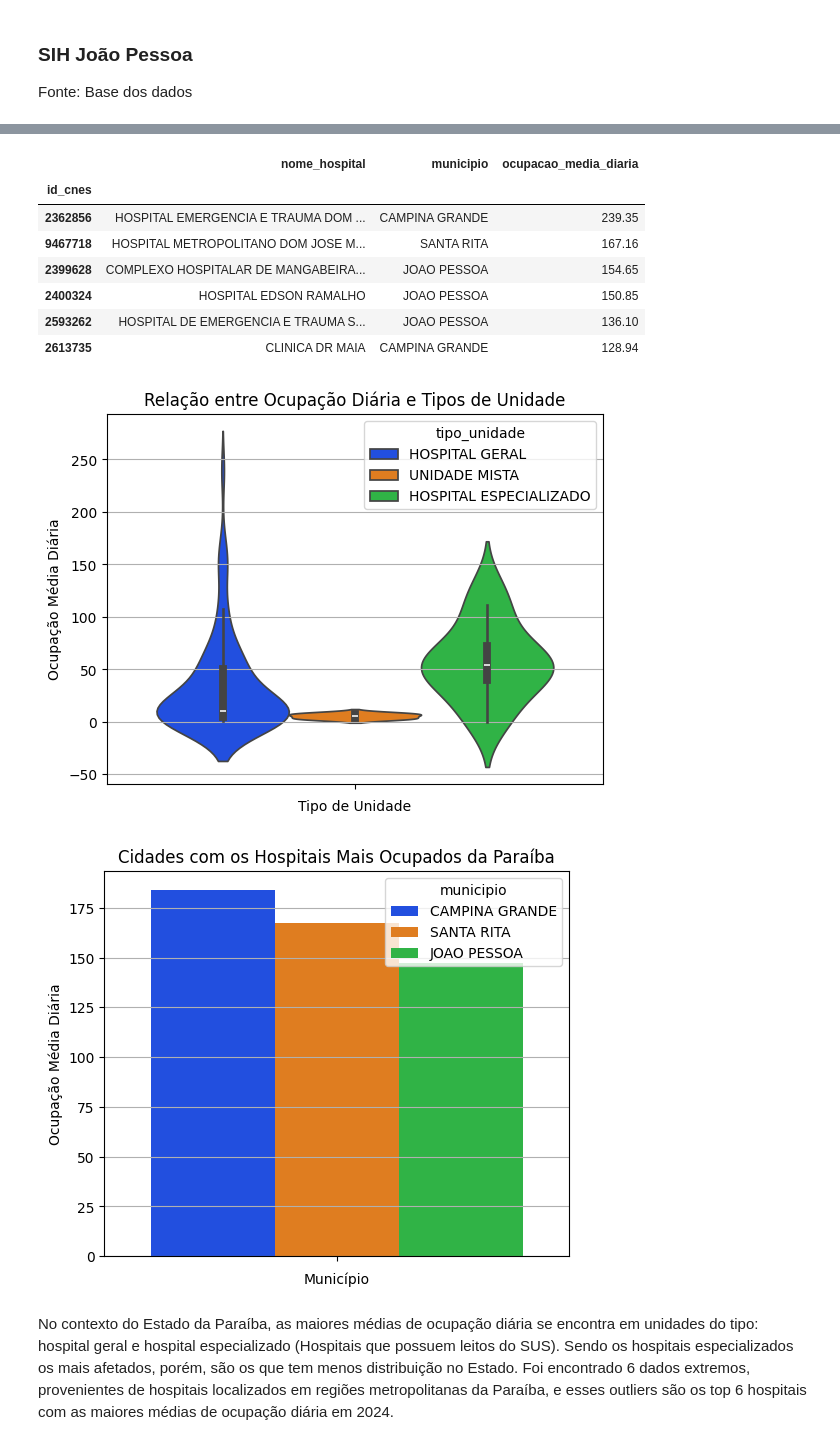
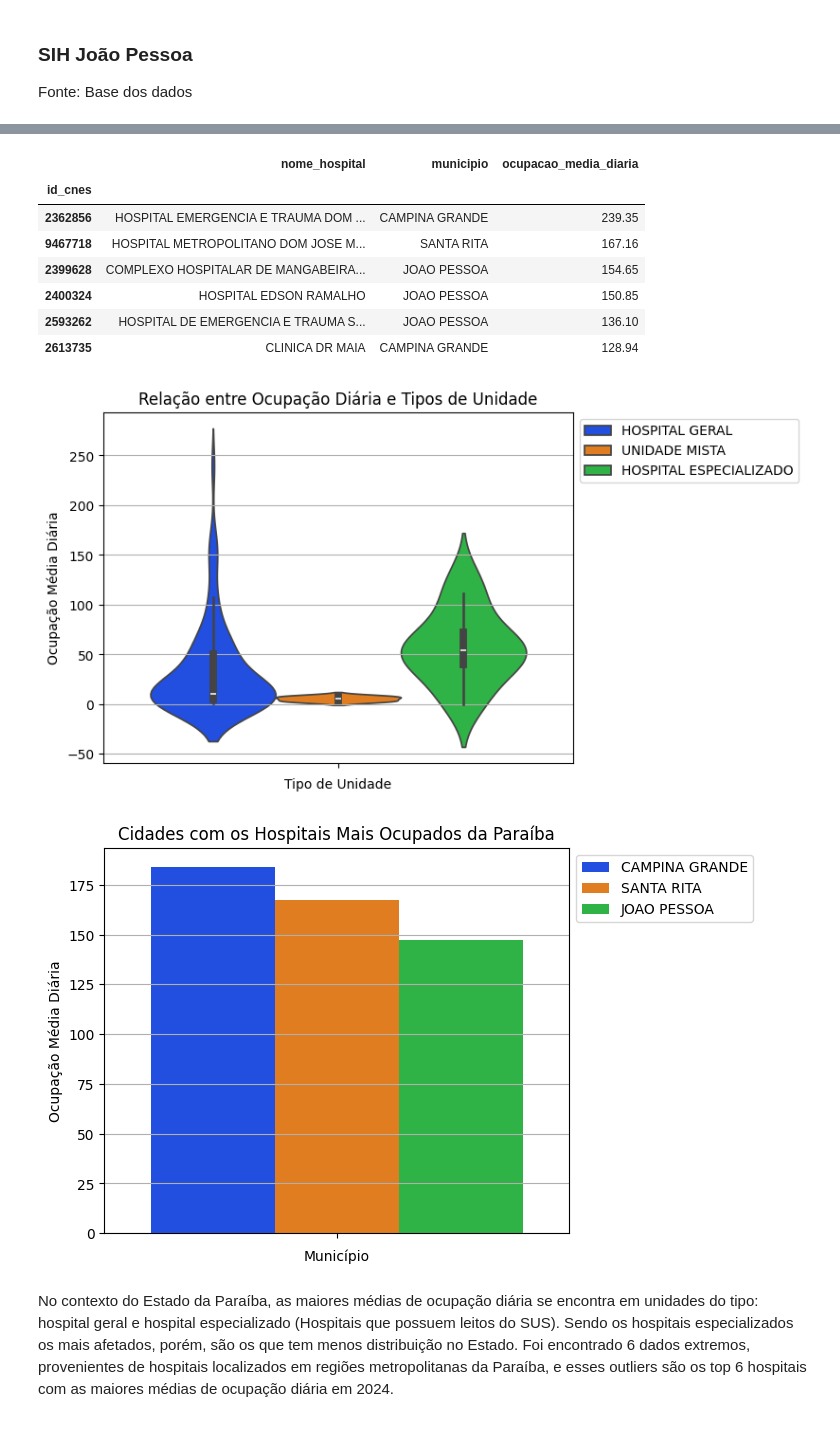
Before and after one commit to ceciliapaiva/analise-superlotacao-hospitais-pb, a Jupyter notebook: relatorio.ipynb, the cells around one changed output, grey strips where cells are left out. Drawn from its saved outputs; the diff is of its cells as text; code cells hidden in the pictures.

```diff
--- a/relatorio.ipynb
+++ b/relatorio.ipynb
@@ -166,8 +198,8 @@ plt.title('Relação entre Ocupação Diária e Tipos de Unidade')
 plt.ylabel('Ocupação Média Diária')
 plt.xlabel('Tipo de Unidade')
 plt.grid(True)
+sns.violinplot(data=df_stats, hue='tipo_unidade', y='ocupacao_media_diaria', palette='bright')
 plt.legend(loc='upper left', bbox_to_anchor=(1, 1))
-sns.violinplot(data=df_stats, hue='tipo_unidade', y='ocupacao_media_diaria', palette='bright')
 
 # top 6 hospitais mais ocupados
 top_6_hospitais = df_stats.nlargest(6, 'ocupacao_media_diaria')
@@ -176,24 +208,33 @@ plt.title('Cidades com os Hospitais Mais Ocupados da Paraíba')
 plt.ylabel('Ocupação Média Diária')
 plt.xlabel('Município')
 plt.grid(True)
+sns.barplot(data=top_6_hospitais, hue='municipio', y='ocupacao_media_diaria', errorbar=None, palette='bright')
 plt.legend(loc='upper left', bbox_to_anchor=(1, 1))
-sns.barplot(data=top_6_hospitais, hue='municipio', y='ocupacao_media_diaria', errorbar=None, palette='bright')
 
 # medidas de centralidade
-print(f"(Média de Ocupação)\nMédia: {df_stats['ocupacao_media_diaria'].mean():.2f} / Mediana: {df_stats['ocupacao_media_diaria'].median():.2f} / Moda: {df_stats['ocupacao_media_diaria'].mode().iloc[0]}")
+def medidas_centralidade(df, coluna):
+    media = df[coluna].mean()
+    mediana = df[coluna].median()
+    moda = df[coluna].mode()[0]
+    print(f"==========({coluna})==========\nMédia: {media:.2f} / Mediana: {mediana:.2f} / Moda: {moda:.2f}")
+
+print(medidas_centralidade(df_stats, 'ocupacao_media_diaria'))
 
 # medidas de variabilidade
-q1 = df_stats['ocupacao_media_diaria'].quantile(0.25)
-q3 = df_stats['ocupacao_media_diaria'].quantile(0.75)
-IQR_ocupacao = q3 - q1
-lim_inferior = q1 - 1.5 * IQR_ocupacao
-lim_superior = q3 + 1.5 * IQR_ocupacao
-print(f"IQR: {IQR_ocupacao:.2f}")
-print(f"Limite Inferior: {lim_inferior:.2f}")
-print(f"Limite Superior: {lim_superior:.2f}")
-outliers_ocupacao = df_stats[(df_stats['ocupacao_media_diaria'] < lim_inferior) | (df_stats['ocupacao_media_diaria'] > lim_superior)]
-print(f"------------Outliers------------\n{outliers_ocupacao[['municipio', 'ocupacao_media_diaria', 'tipo_unidade']]}")
-print(f"------------Resumo------------\n{df_stats['ocupacao_media_diaria'].describe().round(2)}")
+def medidas_variabilidade(df, coluna):
+    q1 = df[coluna].quantile(0.25)
+    q3 = df[coluna].quantile(0.75)
+    IQR = q3 - q1
+    lim_inferior = q1 - 1.5 * IQR
+    lim_superior = q3 + 1.5 * IQR
+    print(f"IQR: {IQR:.2f}")
+    print(f"Limite Inferior: {lim_inferior:.2f}")
+    print(f"Limite Superior: {lim_superior:.2f}")
+    outliers = df[(df[coluna] < lim_inferior) | (df[coluna] > lim_superior)]
+    print(f"------------Outliers------------\n{outliers[['municipio', coluna, 'tipo_unidade']]}")
+    print(f"------------Resumo------------\n{df[coluna].describe().round(2)}")
+
+medidas_variabilidade(df_stats, 'ocupacao_media_diaria')
 print(f"------------Top 6 Hospitais Mais Ocupados------------")
 top_6_hospitais[['nome_hospital', 'municipio', 'ocupacao_media_diaria']].sort_values(by='ocupacao_media_diaria', ascending=False)
 # %% [output]
@@ -214,15 +255,15 @@ id_cnes
 max      239.35
 Name: ocupacao_media_diaria, dtype: float64
 ------------Top 6 Hospitais Mais Ocupados------------
 |  | nome_hospital | municipio | ocupacao_media_diaria |
 | id_cnes |  |  |  |
 | 2362856 | HOSPITAL EMERGENCIA E TRAUMA DOM ... | CAMPINA GRANDE | 239.35 |
 | 9467718 | HOSPITAL METROPOLITANO DOM JOSE M... | SANTA RITA | 167.16 |
 | 2399628 | COMPLEXO HOSPITALAR DE MANGABEIRA... | JOAO PESSOA | 154.65 |
 | 2400324 | HOSPITAL EDSON RAMALHO | JOAO PESSOA | 150.85 |
 | 2593262 | HOSPITAL DE EMERGENCIA E TRAUMA S... | JOAO PESSOA | 136.10 |
 | 2613735 | CLINICA DR MAIA | CAMPINA GRANDE | 128.94 |
-[figure, old version]
+[figure, new version]
-[figure, old version]
+[figure, new version]
 # %% [markdown]
 No contexto do Estado da Paraíba, as maiores médias de ocupação diária se encontra em unidades do tipo: hospital geral e hospital especializado (Hospitais que possuem leitos do SUS). Sendo os hospitais especializados os mais afetados, porém, são os que tem menos distribuição no Estado. Foi encontrado 6 dados extremos, provenientes de hospitais localizados em regiões metropolitanas da Paraíba, e esses outliers são os top 6 hospitais com as maiores médias de ocupação diária em 2024.
```
Also changed, not shown: parts of 17 cells of this notebook.
